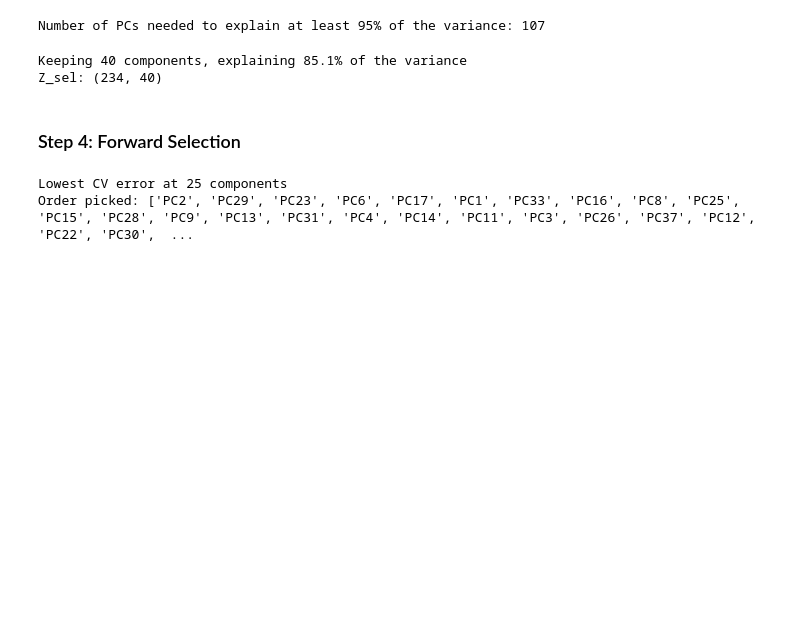
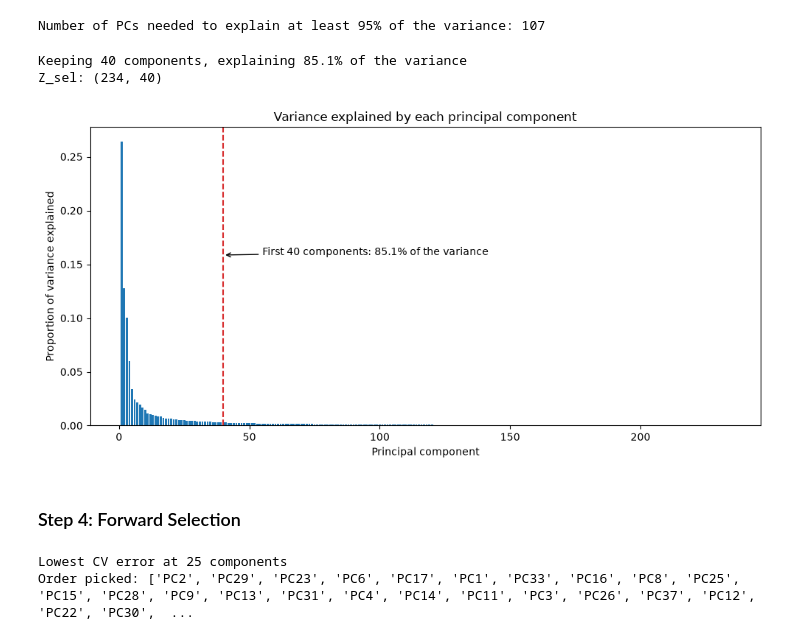
Before and after one commit to oliviaolli/Cognitive_mod, a Jupyter notebook: data_analysis.ipynb, the cells around one changed output. Cells and saved outputs as stored; diff of their text form; code cells hidden in the pictures; blank space fills up the shorter version.

Commit message:
update: save plots

```diff
--- a/data_analysis.ipynb
+++ b/data_analysis.ipynb
@@ -358,6 +360,25 @@ print("Z_sel:", Z_sel.shape)
 # %% [output]
 Keeping 40 components, explaining 85.1% of the variance
 Z_sel: (234, 40)
+# %%
+variance = pca.explained_variance_ratio_
+pcs = np.arange(1, len(variance) + 1)
+
+plt.figure(figsize=(10, 5))
+plt.bar(pcs, variance)
+plt.axvline(K, linestyle="--", linewidth=1.5, color="tab:red")
+plt.annotate(f"First {K} components: {variance[:K].sum():.1%} of the variance",
+             xy=(K, variance.max() * 0.6), xytext=(K + 15, variance.max() * 0.6),
+             arrowprops=dict(arrowstyle="->"), fontsize=10)
+
+plt.xlabel("Principal component")
+plt.ylabel("Proportion of variance explained")
+plt.title("Variance explained by each principal component")
+plt.tight_layout()
+plt.savefig(f"scree_all_{K}_components.png", dpi=150)
+plt.show()
+# %% [output]
+[figure, added]
 # %% [markdown]
 ### Step 4: Forward Selection
 # %%
```
Also changed, not shown: parts of 3 cells of this notebook, 4 other files.
